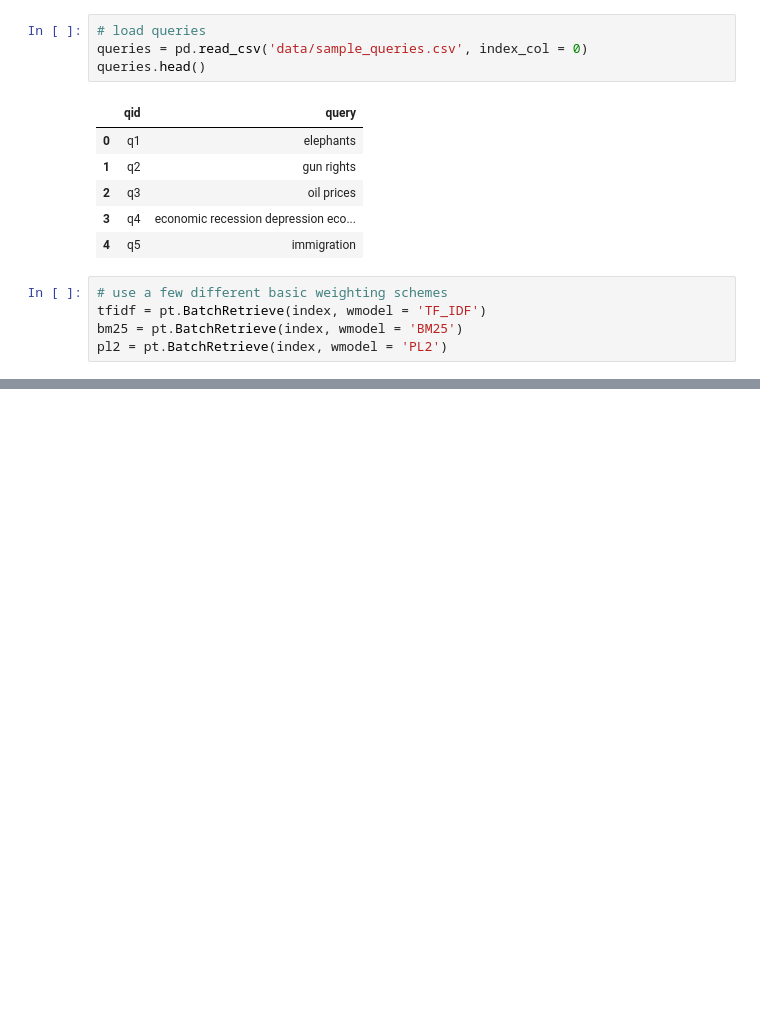
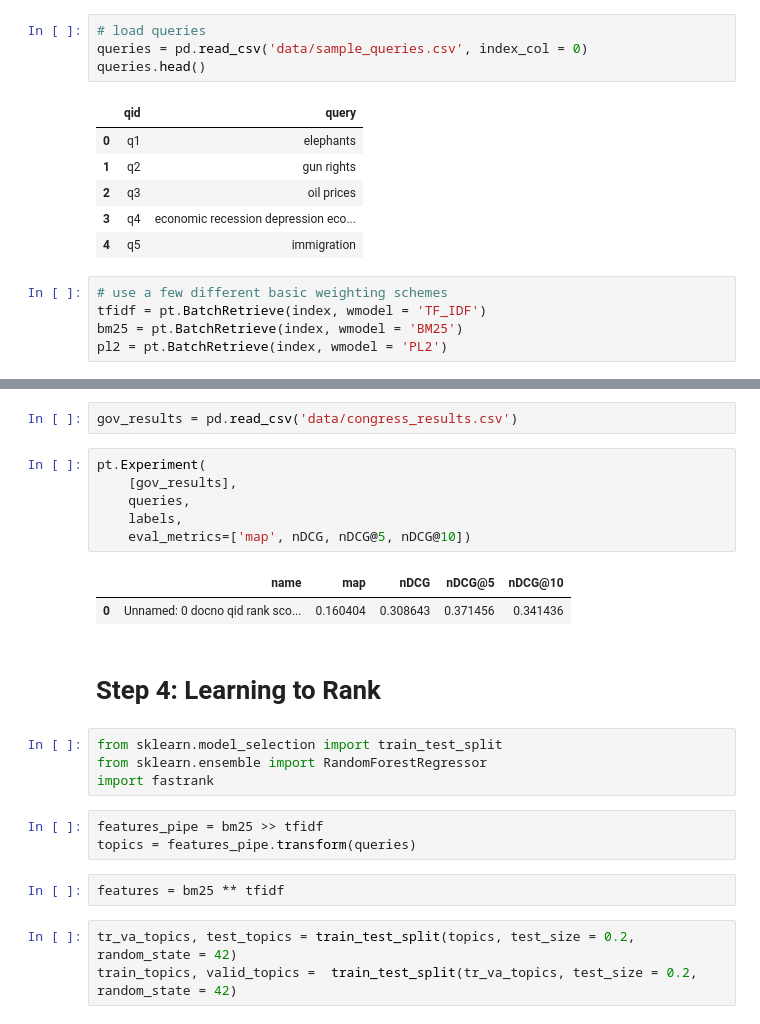
Before and after one commit to hhuntz/congressional_search, a Jupyter notebook: search.ipynb, the cells around one changed output, grey strips where cells are left out. Cells and saved outputs as stored; diff of their text form; blank space fills up the shorter version.

```diff
--- a/search.ipynb
+++ b/search.ipynb
@@ -118,0 +131,25 @@ TypeError: Expected relevance to be integer.
+# %%
+gov_results = pd.read_csv('data/congress_results.csv')
+# %%
+pt.Experiment(
+    [gov_results],
+    queries,
+    labels,
+    eval_metrics=['map', nDCG, nDCG@5, nDCG@10])
+# %% [output]
+|  | name | map | nDCG | nDCG@5 | nDCG@10 |
+| 0 | Unnamed: 0 docno qid rank sco... | 0.160404 | 0.308643 | 0.371456 | 0.341436 |
+# %% [markdown]
+# Step 4: Learning to Rank
+# %%
+from sklearn.model_selection import train_test_split
+from sklearn.ensemble import RandomForestRegressor
+import fastrank
+# %%
+features_pipe = bm25 >> tfidf
+topics = features_pipe.transform(queries)
+# %%
+features = bm25 ** tfidf
+# %%
+tr_va_topics, test_topics = train_test_split(topics, test_size = 0.2, random_state = 42)
+train_topics, valid_topics =  train_test_split(tr_va_topics, test_size = 0.2, random_state = 42)
```
Also changed, not shown: parts of 22 cells of this notebook, 1 other file.
